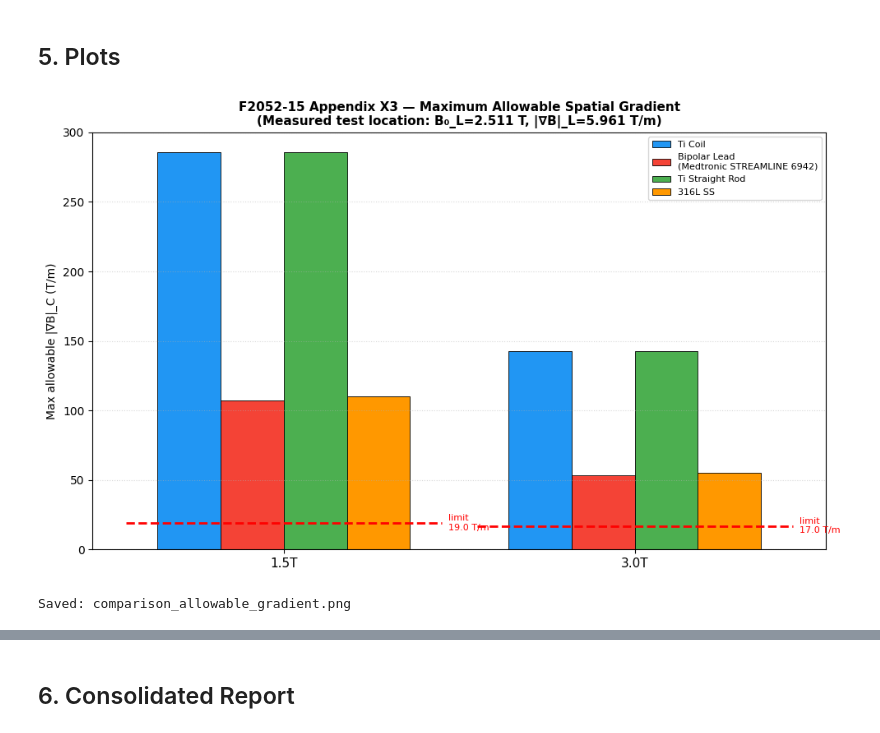
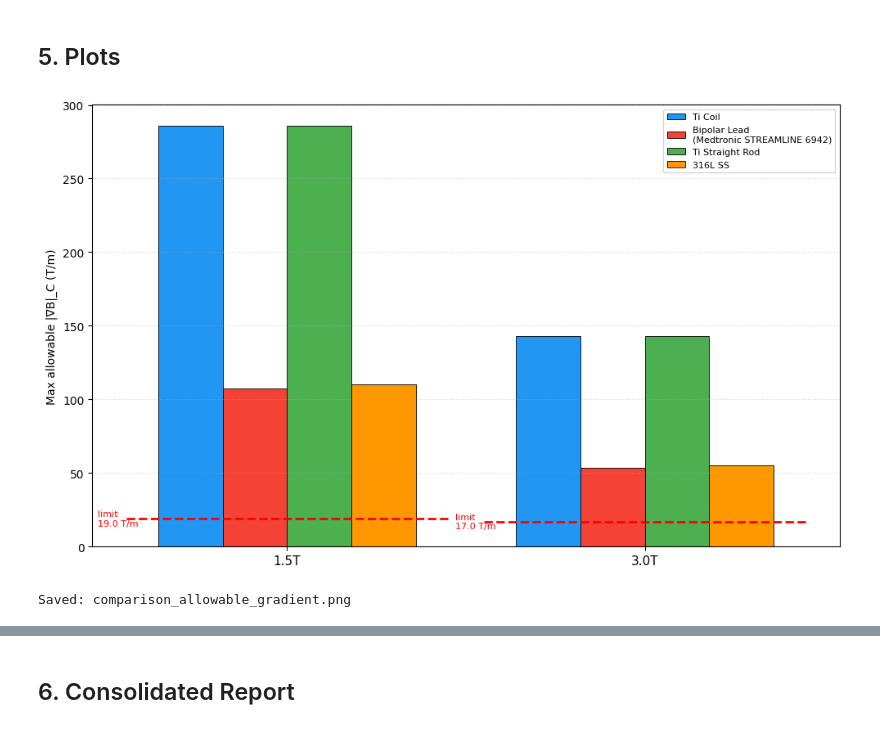
Before and after one commit to Zslw/mri-translational-force-n-torque-analysis, a Jupyter notebook: JupyterLab/ClinicalData/MRI_F2052_Comparison.ipynb, the cells around one changed output, grey strips where cells are left out. Saved outputs shown, nothing was run; the diff lists cells and outputs as text; code cells hidden in the pictures.

```diff
--- a/JupyterLab/ClinicalData/MRI_F2052_Comparison.ipynb
+++ b/JupyterLab/ClinicalData/MRI_F2052_Comparison.ipynb
@@ -307,38 +307,38 @@ for offset, device in zip(offsets, devices):
         extrap_df[
             (extrap_df['Device'] == device) &
             (extrap_df['Scanner'] == sc)
         ]['Max |∇B|_C (T/m)'].values[0]
         for sc in scanners
     ]
     ax.bar(x + offset, vals,
            width=bar_width,
            color=DEVICE_COLORS[device],
            edgecolor='black', linewidth=0.6,
            label=DEVICE_LABELS[device])
 
 # Scanner limit lines
 for i, sc in enumerate(scanners):
     lim = SCANNER_GRAD_LIMITS[sc]
     ax.hlines(lim, i - 0.45, i + 0.45,
               colors='red', linewidths=2, linestyles='--')
-    ax.text(i + 0.47, lim, f'limit\n{lim} T/m',
+    ax.text(i - 0.53, lim, f'limit\n{lim} T/m',
             va='center', color='red', fontsize=8)
 
 ax.set_xticks(x)
 ax.set_xticklabels(scanners, fontsize=11)
 ax.set_ylabel('Max allowable |∇B|_C (T/m)', fontsize=10)
-ax.set_title('F2052-15 Appendix X3 — Maximum Allowable Spatial Gradient\n'
-             f'(Measured test location: B₀_L={B0_L:.3f} T, |∇B|_L={gradB_L:.3f} T/m)',
-             fontsize=11, fontweight='bold')
+#ax.set_title('F2052-15 Appendix X3 — Maximum Allowable Spatial Gradient\n'
+#             f'(Measured test location: B₀_L={B0_L:.3f} T, |∇B|_L={gradB_L:.3f} T/m)',
+#             fontsize=11, fontweight='bold')
 ax.legend(fontsize=8, loc='upper right')
 ax.grid(axis='y', linestyle=':', alpha=0.5)
 ax.set_ylim(0)
 plt.tight_layout()
 plt.savefig('comparison_allowable_gradient.png', dpi=150, bbox_inches='tight')
 plt.show()
 print('Saved: comparison_allowable_gradient.png')
 # %% [output]
-[figure, old version]
+[figure, new version]
 Saved: comparison_allowable_gradient.png
 # %%
 # ── Plot B: Measured |B·∇B| per coordinate vs device FR threshold ─
```
Also changed, not shown: parts of 1 cell of this notebook, 34 other files.
